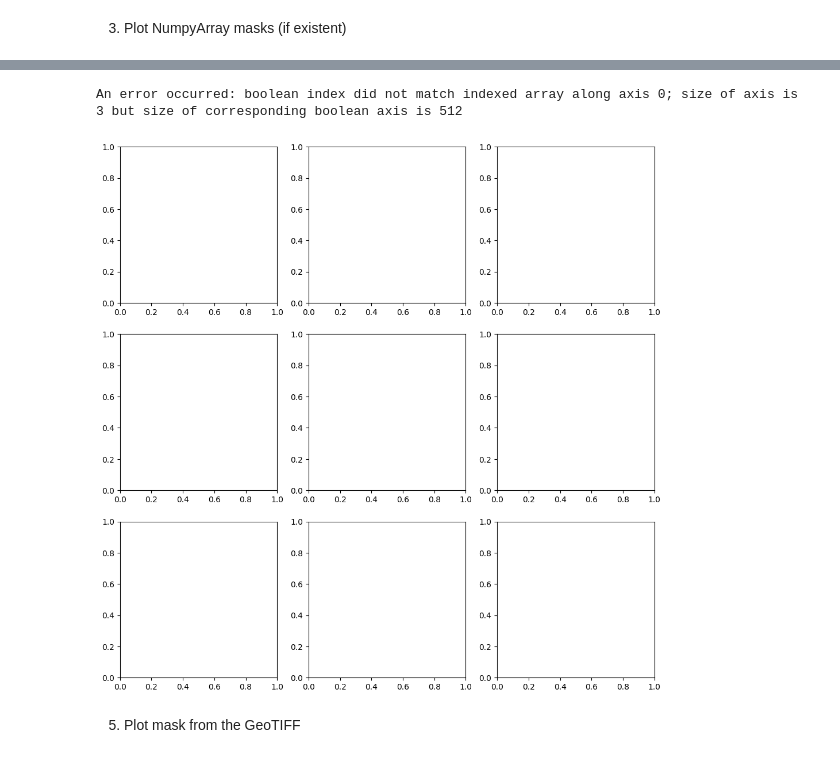
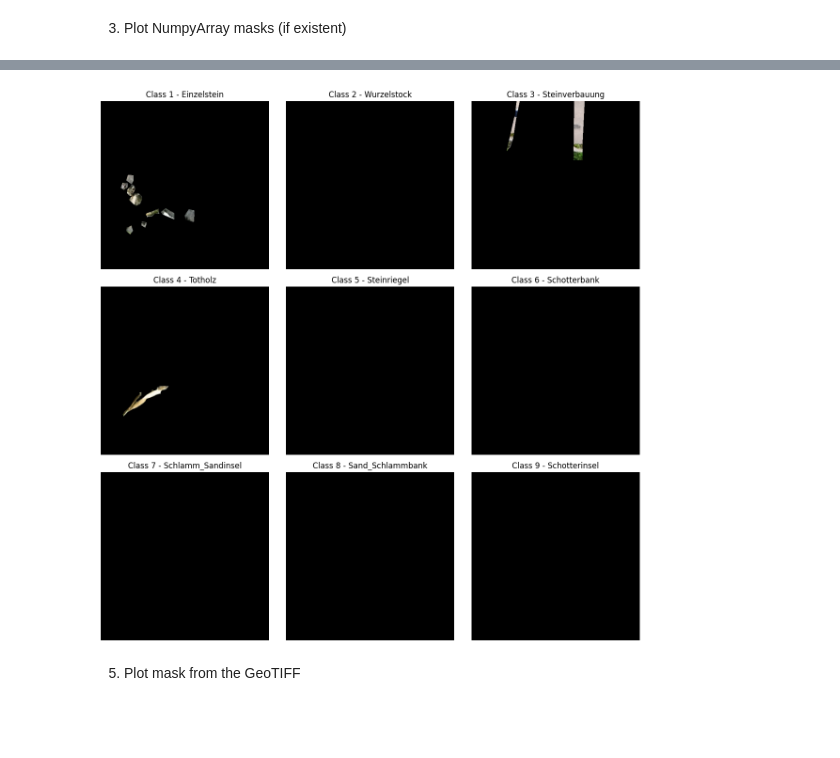
Before and after one commit to hiebschi/MoSE, a Jupyter notebook: preprocessing/preprocessing_data_v02.ipynb, the cells around one changed output, grey strips where cells are left out. Drawn from its saved outputs; the diff is of its cells as text; code cells hidden in the pictures; blank space fills up the shorter version.

Commit message:
patches and masks loop finished

```diff
--- a/preprocessing/preprocessing_data_v02.ipynb
+++ b/preprocessing/preprocessing_data_v02.ipynb
@@ -342,14 +347,21 @@ label_codes
 # %%
 try:
-    test_mask_path = output_nparr_dir + f"/{gtif_name}_patch_{TEST_PATCH_ID}_mask.npy"
-    patch_mask_npy = np.load(test_mask_path, allow_pickle=True) # load NumpyArray
+    # path to numpy mask
+    mask_path_npy = output_nparr_dir + f"/{gtif_name}_patch_{TEST_PATCH_ID}_mask.npy"
 
+    # load mask from this path
+    # Mask data:
+    ###########################################################
+    mask_npy = np.load(mask_path_npy, allow_pickle=True) # load NumpyArray
+    ###########################################################
 
+    # Plot:
+    ###########################################################
     fig, axes = plt.subplots(3, 3, figsize=(12, 12))  # 3x3 grid (for 9 masks)
     axes = axes.flatten()  # easier to iterate through
 
-    for i in range(patch_mask_npy.shape[0]):  # iterate through the 9 classes
-        axes[i].imshow(patch_mask_npy[i], cmap="gray")
+    for i in range(mask_npy.shape[0]):  # iterate through the 9 classes
+        axes[i].imshow(mask_npy[i], cmap="gray")
         axes[i].set_title(f"Class {i} - - {reversed_label_codes[i + 1]}")
         axes[i].axis("off")
 
@@ -408,39 +422,40 @@ except:
 # %%
-# try:
-#     if patch_mask_npy is not None:
-#         # Create an empty image to hold the masked areas
-#         masked_image = np.zeros_like(test_image_data_npy)  # Empty array with the same shape as the patch image
+try:
+    if mask_npy is not None:
+        # Create an empty image to hold the masked areas
+        masked_image = np.zeros_like(patch_image_data_npy)  # Empty array with the same shape as the patch image
 
-#         # Create a 3x3 grid to display 9 masks
-#         fig, axes = plt.subplots(3, 3, figsize=(12, 12))  # 3x3 grid for 9 masks
-#         axes = axes.flatten()  # Easier to iterate through
+        # Create a 3x3 grid to display 9 masks
+        fig, axes = plt.subplots(3, 3, figsize=(12, 12))  # 3x3 grid for 9 masks
+        axes = axes.flatten()  # Easier to iterate through
 
-#         for n in range(patch_mask_npy.shape[0]):  # Iterate through all 9 classes
-#             # Create an empty mask for the current class
-#             color_mask = np.zeros_like(test_image_data_npy)  # Mask for each class
+        for n in range(mask_npy.shape[0]):  # Iterate through all 9 classes
+            # Create a mask for the current class
+            class_mask = mask_npy[n] > 0  # Boolean mask (true or false) for the current class
 
-#             # Apply the mask: Set image data only where the mask is present
-#             color_mask[patch_mask_npy[n] > 0] = test_image_data_npy[patch_mask_npy[n] > 0]
+            # Apply the mask to all RGB channels
+            color_mask = np.zeros_like(patch_image_data_npy)
+            for c in range(patch_image_data_npy.shape[0]):  # Apply mask per channel
+                color_mask[c][class_mask] = patch_image_data_npy[c][class_mask]
 
-#             # Combine the masks for the output
-#             masked_image = np.maximum(masked_image, color_mask)  # Apply each mask to the image
+            # Combine the masks for the output
+            masked_image = np.maximum(masked_image, color_mask)  # Apply each mask to the image
 
-#             # Display the masked image for each class
-#             axes[n].imshow(masked_image.transpose(1, 2, 0))  # Transpose for RGB representation
-#             axes[n].set_title(f"Class {n + 1} - {reversed_label_codes[n + 1]}")
-#             axes[n].axis("off")
+            # Display the masked image for each class
+            axes[n].imshow(color_mask.transpose(1, 2, 0))  # Transpose for RGB representation
+            axes[n].set_title(f"Class {n + 1} - {reversed_label_codes[n + 1]}")
+            axes[n].axis("off")
 
-#         # Optimize layout
-#         plt.tight_layout()
-#         plt.show()
+        # Optimize layout
+        plt.tight_layout()
+        plt.show()
 
-#     else:
-#         print("There aren't any labels in this patch!")
+    else:
+        print("There aren't any labels in this patch!")
 
-# except Exception as e:
-#     print(f"An error occurred: {e}")
+except Exception as e:
+    print(f"An error occurred: {e}")
 # %% [output]
-An error occurred: boolean index did not match indexed array along axis 0; size of axis is 3 but size of corresponding boolean axis is 512
-[figure, old version]
+[figure, new version]
 # %% [markdown]
 5. Plot mask from the GeoTIFF
```
Also changed, not shown: parts of 18 cells of this notebook.
